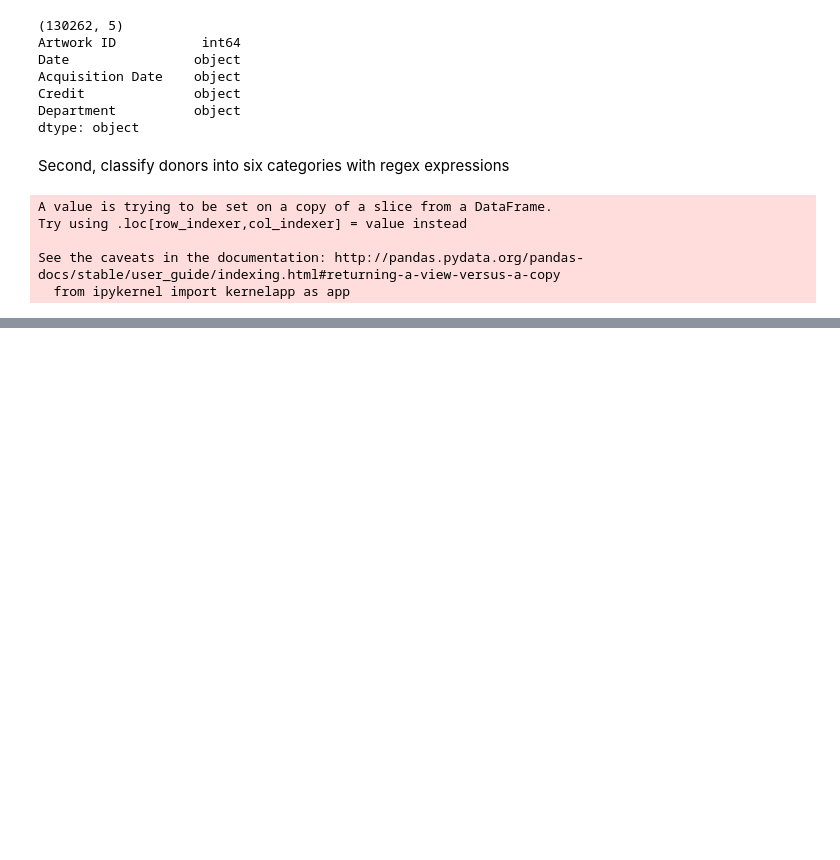
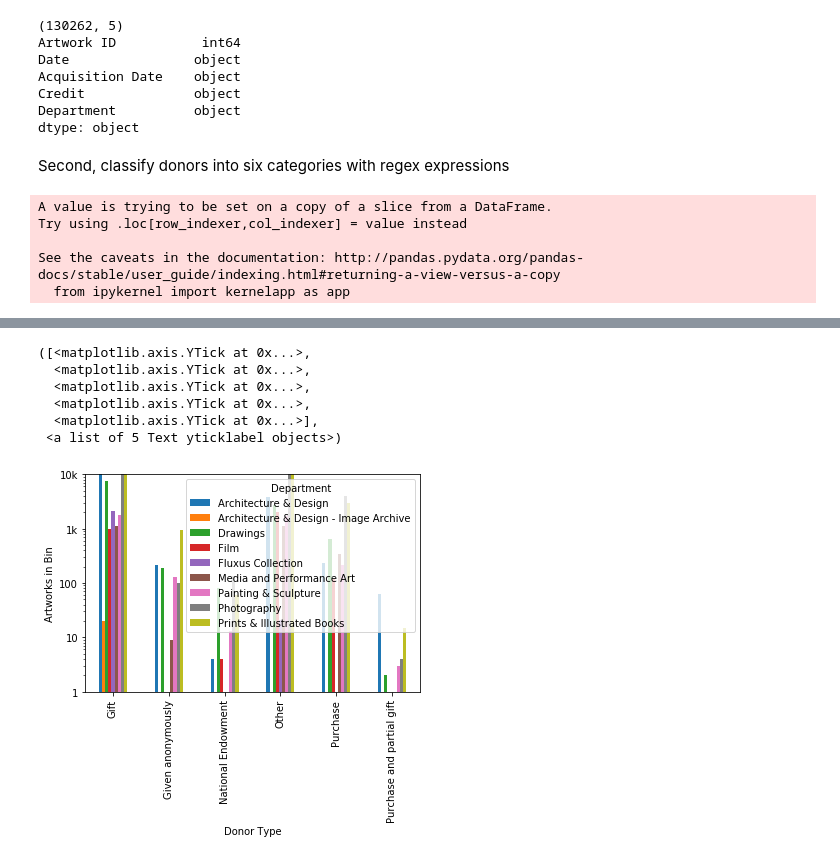
Before and after one commit to Liulinya/masterPython, a Jupyter notebook: MSSP 628 Final Project/Liu_607 Final Project.ipynb, the cells around one changed output, grey strips where cells are left out. Drawn from its saved outputs; the diff is of its cells as text; code cells hidden in the pictures; blank space fills up the shorter version.

```diff
--- a/MSSP 628 Final Project/Liu_607 Final Project.ipynb
+++ b/MSSP 628 Final Project/Liu_607 Final Project.ipynb
@@ -82,0 +153,6 @@ Name: Acquisition Date, Length: 130262, dtype: object
+# %%
+art_by_donor = artwork.groupby(["Donor Type",'Department']).agg('count').unstack()
+art_by_donor.head()
+#Only select one column in dataset
+art_by_donor = art_by_donor["Artwork ID"]
+art_by_donor.head()
@@ -82,0 +167,16 @@ Name: Acquisition Date, Length: 130262, dtype: object
+# %%
+art_by_donor.plot(kind='bar')
+# scale the bins to visualize as less skewed
+plt.yscale("log")
+plt.ylim(1,10000)
+plt.xlabel("Donor Type")
+plt.ylabel("Artworks in Bin")
+plt.yticks([1, 10, 100, 1000, 10000], ["1", "10", "100", "1k", "10k"])
+# %% [output]
+([<matplotlib.axis.YTick at 0x...>,
+  <matplotlib.axis.YTick at 0x...>,
+  <matplotlib.axis.YTick at 0x...>,
+  <matplotlib.axis.YTick at 0x...>,
+  <matplotlib.axis.YTick at 0x...>],
+ <a list of 5 Text yticklabel objects>)
+[figure, added]
```
Also changed, not shown: parts of 27 cells of this notebook.
